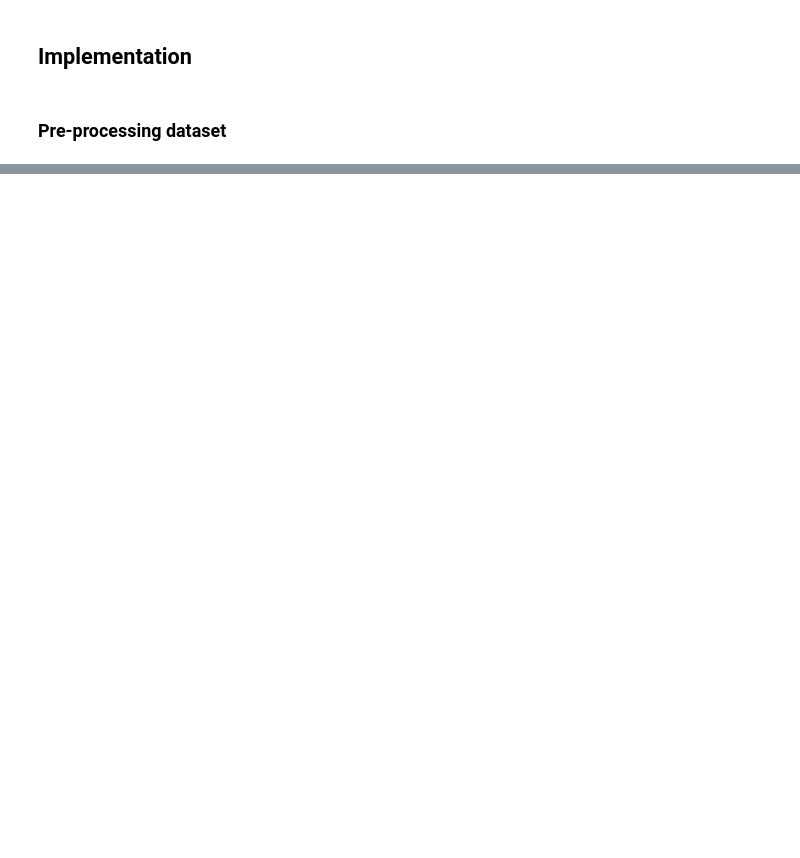
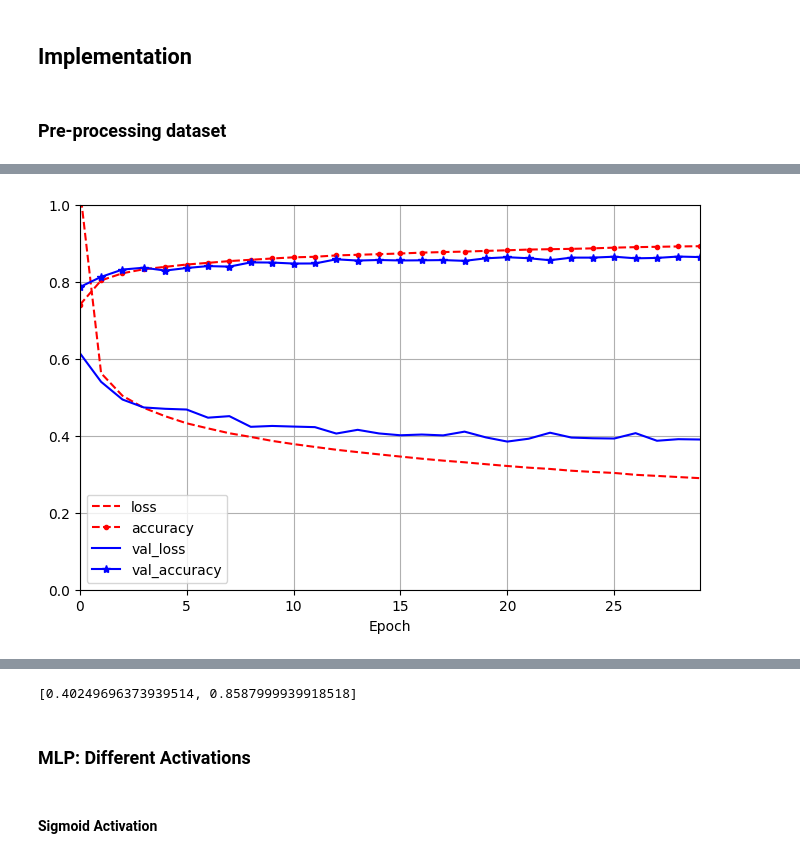
Before and after one commit to filipe-21903016/idl2023-assignment1, a Jupyter notebook: task1.ipynb, the cells around one changed output, grey strips where cells are left out. Drawn from its saved outputs; the diff is of its cells as text; code cells hidden in the pictures; blank space fills up the shorter version.

```diff
--- a/task1.ipynb
+++ b/task1.ipynb
@@ -87,0 +154,35 @@ plt.show()
+# %%
+# Uniform Distribution Initiliazer [-0.5,0.5]
+initializer = tf.keras.initializers.RandomUniform(minval=-0.5, maxval=0.5, seed=42)
+
+# Creating model
+model = tf.keras.Sequential([
+    tf.keras.layers.Input(shape=[28,28]),
+    tf.keras.layers.Flatten(),
+    tf.keras.layers.Dense(300, activation="relu", kernel_initializer=initializer),
+    tf.keras.layers.Dense(100, activation="relu", kernel_initializer=initializer),
+    tf.keras.layers.Dense(10, activation="softmax", kernel_initializer=initializer)
+])
+
+# Compiling the model
+model.compile(loss="sparse_categorical_crossentropy",
+             optimizer="sgd",
+             metrics=["accuracy"])
+# %%
+# Training the model
+history = model.fit(X_train, y_train, epochs=30, validation_data=(X_valid, y_valid))
+# %%
+# Evaluate the model
+pd.DataFrame(history.history).plot(
+    figsize=(8,5),
+    xlim=[0,29],
+    ylim=[0,1],
+    grid=True,
+    xlabel="Epoch",
+    style=["r--", "r--.", "b-", "b-*"]
+)
+plt.show()
+
+model.evaluate(X_test, y_test)
+# %% [output]
+[figure, added]
@@ -87,0 +190,5 @@ plt.show()
+[0.40249696373939514, 0.8587999939918518]
+# %% [markdown]
+### MLP: Different Activations
+# %% [markdown]
+#### Sigmoid Activation
```
Also changed, not shown: parts of 41 cells of this notebook.
